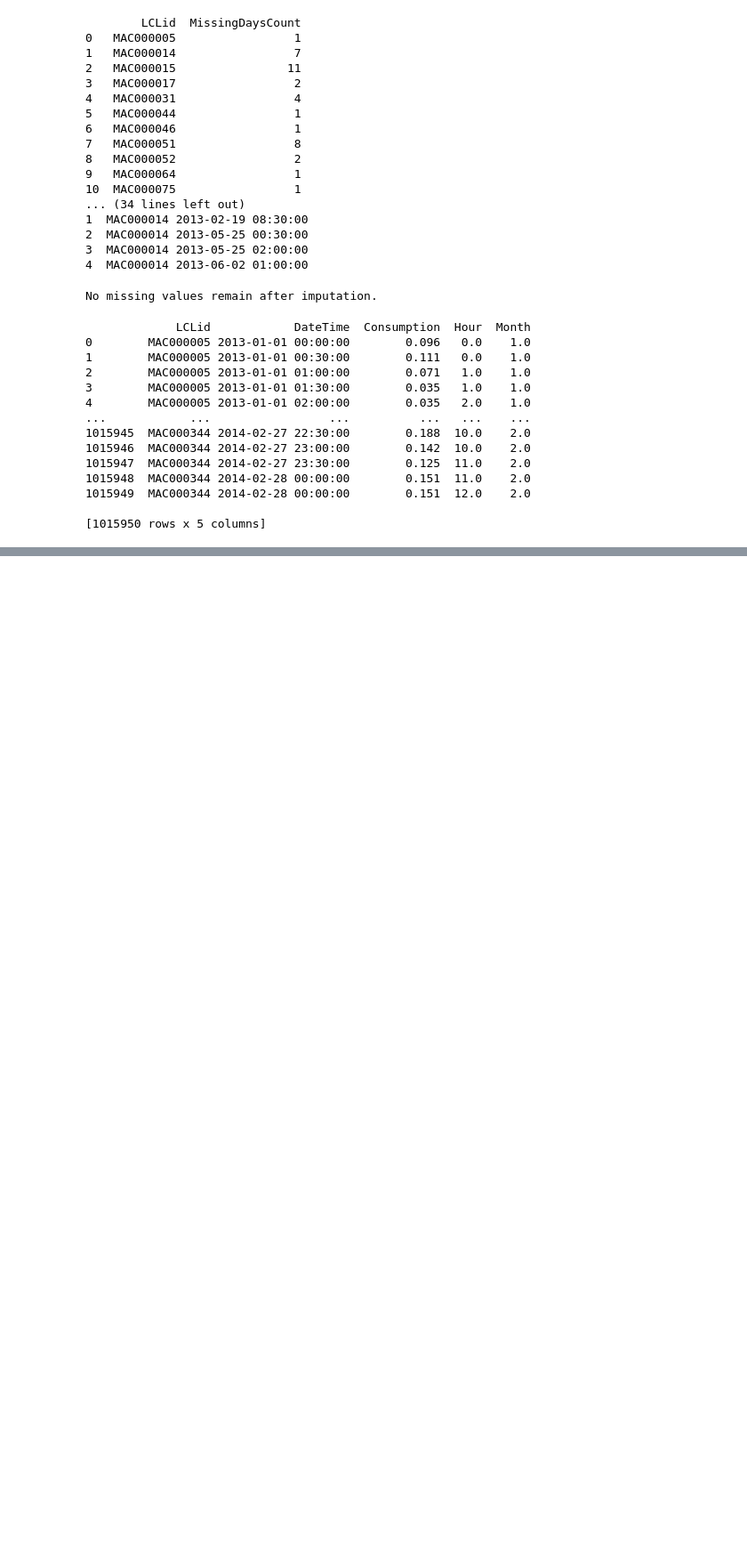
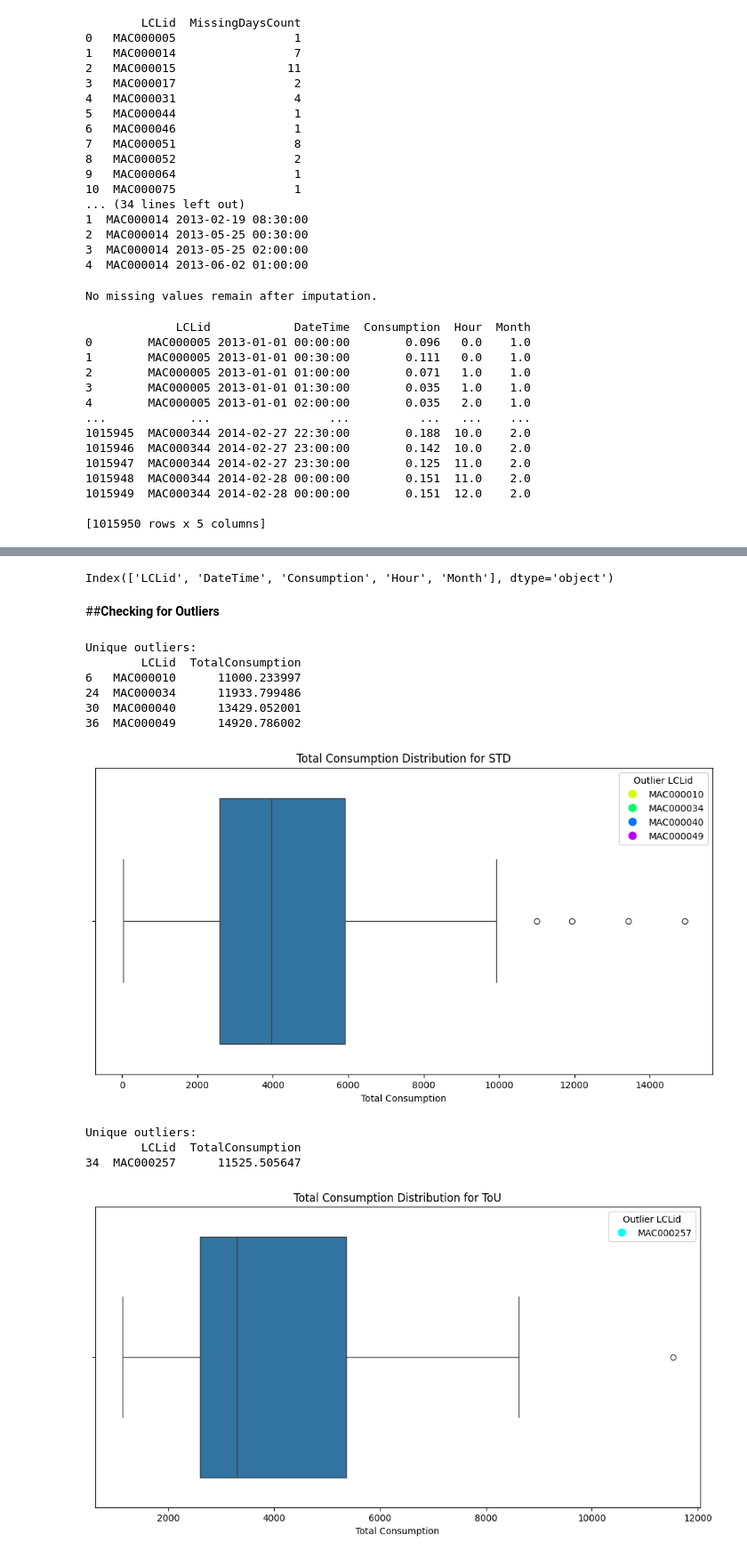
Before and after one commit to NirmalMJohn/DataScience_Project, a Jupyter notebook: Main_Forecasting.ipynb, the cells around one changed output, grey strips where cells are left out. Shown at 89% size. Cells and saved outputs as stored; diff of their text form; code cells hidden in the pictures; blank space fills up the shorter version.

```diff
--- a/Main_Forecasting.ipynb
+++ b/Main_Forecasting.ipynb
@@ -436,0 +629,40 @@ print(tou_data_imputed)
+# %%
+# Removing the Rows where Datetime is 28-02-2014
+std_data_imputed = std_data_imputed[std_data_imputed['DateTime'] != '2014-02-28']
+tou_data_imputed = tou_data_imputed[tou_data_imputed['DateTime'] != '2014-02-28']
+# %%
+std_data_imputed.columns
+# %% [output]
+Index(['LCLid', 'DateTime', 'Consumption', 'Hour', 'Month'], dtype='object')
+# %% [markdown]
+##**Checking for Outliers**
+# %%
+std_total = std_data_imputed.groupby('LCLid')['Consumption'].sum().reset_index()
+tou_total = tou_data_imputed.groupby('LCLid')['Consumption'].sum().reset_index()
+# %%
+std_total.columns = ['LCLid', 'TotalConsumption']
+tou_total.columns = ['LCLid', 'TotalConsumption']
+# %%
+# Identify outliers for STD using the IQR method
+std_outliers = identify_outliers_iqr(std_total)
+
+# Identify outliers for ToU using the IQR method
+tou_outliers = identify_outliers_iqr(tou_total)
+
+# Plot the example distribution with a custom title
+std_outlier_lclid = plot_total_consumption_distribution(std_total, std_outliers, 'Total Consumption Distribution for STD')
+
+# Plot the example distribution with a custom title
+tou_outlier_lclid = plot_total_consumption_distribution(tou_total, tou_outliers, 'Total Consumption Distribution for ToU')
+# %% [output]
+Unique outliers:
+        LCLid  TotalConsumption
+6   MAC000010      11000.233997
+24  MAC000034      11933.799486
+30  MAC000040      13429.052001
+36  MAC000049      14920.786002
+[figure, added]
+Unique outliers:
+        LCLid  TotalConsumption
+34  MAC000257      11525.505647
+[figure, added]
```
Also changed, not shown: parts of 45 cells of this notebook.
